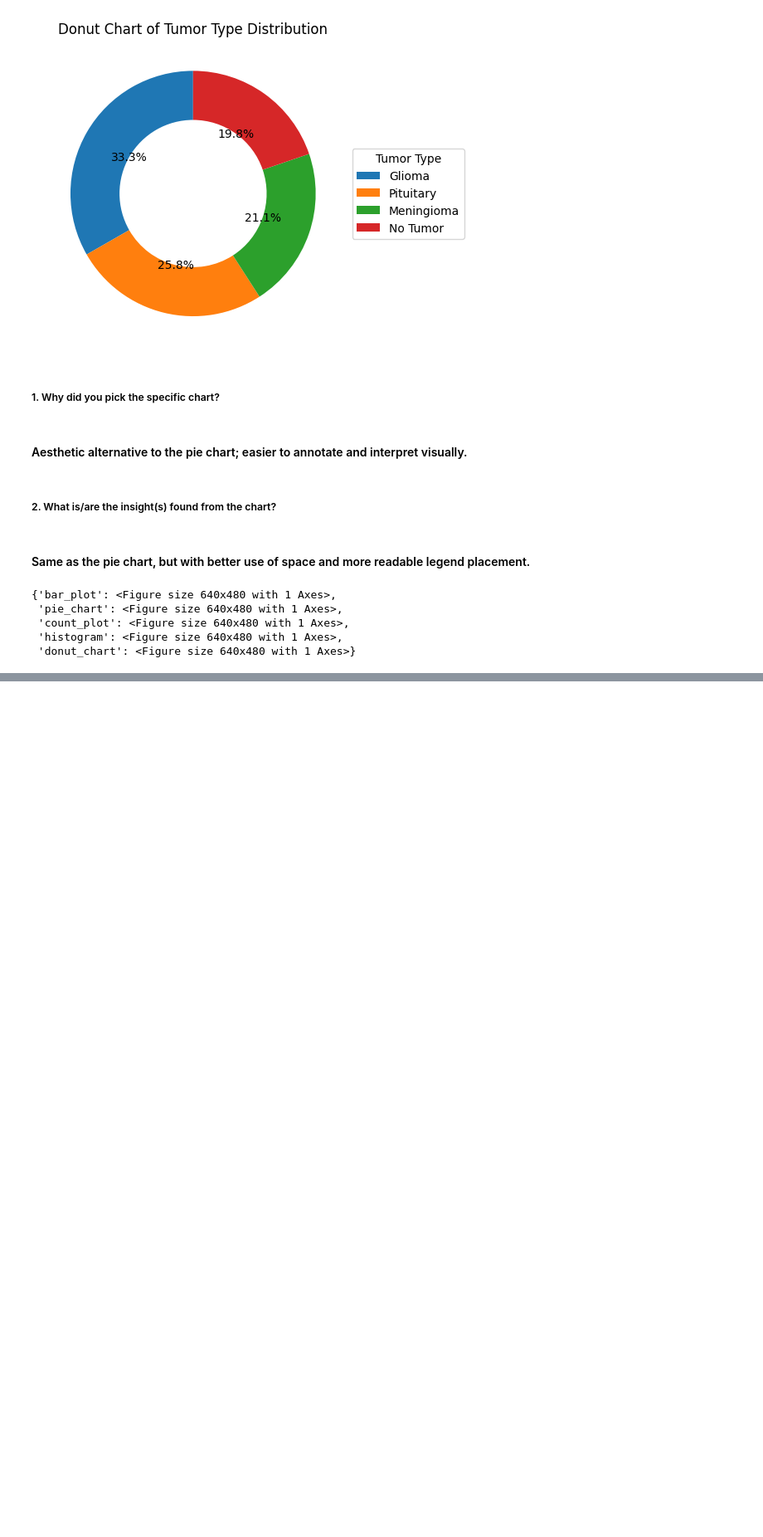
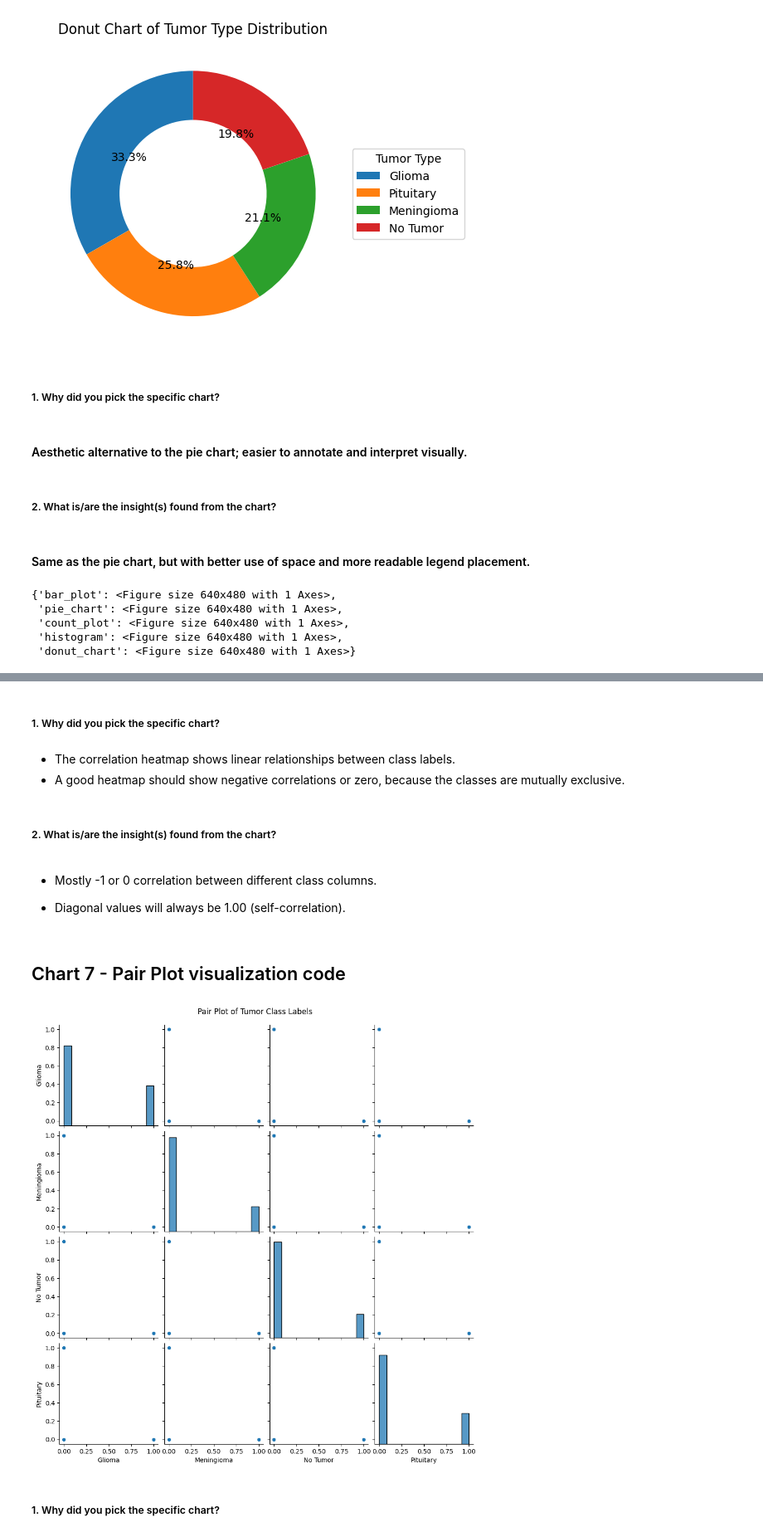
Before and after one commit to Sumit-Prasad01/Brain-Tumor-MRI-Image-Classification, a Jupyter notebook: notebooks/1_data_exploration.ipynb, the cells around one changed output, grey strips where cells are left out. Shown: that part at 83% size. Drawn from its saved outputs; the diff is of its cells as text; code cells hidden in the pictures; blank space fills up the shorter version.

```diff
--- a/notebooks/1_data_exploration.ipynb
+++ b/notebooks/1_data_exploration.ipynb
@@ -377,0 +392,21 @@ figures
+# %% [markdown]
+##### 1. Why did you pick the specific chart?
+# %% [markdown]
+- The correlation heatmap shows linear relationships between class labels.
+- A good heatmap should show negative correlations or zero, because the classes are mutually exclusive.
+# %% [markdown]
+##### 2. What is/are the insight(s) found from the chart?
+# %% [markdown]
+- Mostly -1 or 0 correlation between different class columns.
+
+- Diagonal values will always be 1.00 (self-correlation).
+# %% [markdown]
+## Chart 7 -  Pair Plot visualization code
+# %%
+sns.pairplot(df[label_cols])
+plt.suptitle("Pair Plot of Tumor Class Labels", y=1.02)
+plt.show()
+# %% [output]
+[figure, added]
+# %% [markdown]
+##### 1. Why did you pick the specific chart?
```
Also changed, not shown: parts of 9 cells of this notebook.
